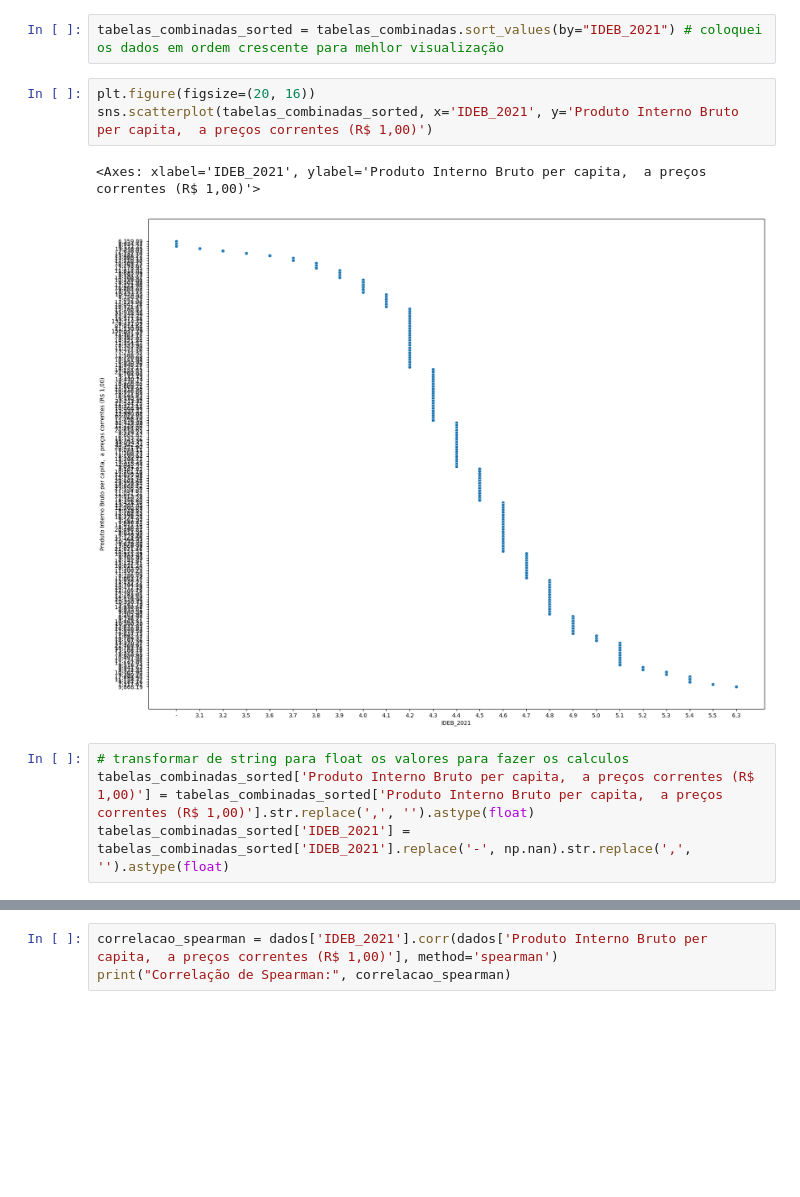
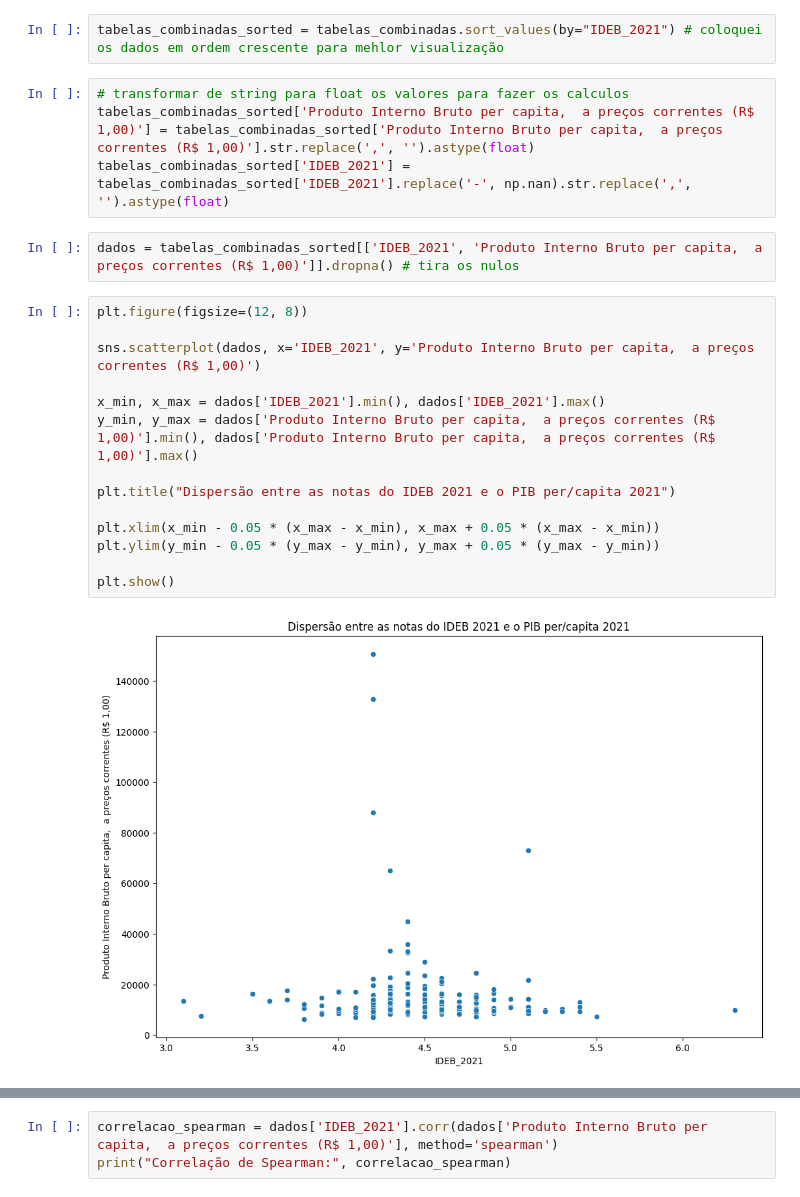
Before and after one commit to claraaqn/IC-Dadis_IDEB, a Jupyter notebook: correlacao_pib_ideb.ipynb, the cells around one changed output, grey strips where cells are left out. Saved outputs shown, nothing was run; the diff lists cells and outputs as text; blank space fills up the shorter version.

Commit message:
Correlação entre os dados de todo Brasil + Analise descritiva

```diff
--- a/correlacao_pib_ideb.ipynb
+++ b/correlacao_pib_ideb.ipynb
@@ -39,15 +191,27 @@ tabelas_combinadas.drop(columns=["NO_MUNICIPIO"], inplace=True) # tira a coluna
 # é necessário fazer primeiro um plot para avaliar a linearidade dos dados antes de decidir a correalçaõ utilizada
 # %%
 tabelas_combinadas_sorted = tabelas_combinadas.sort_values(by="IDEB_2021") # coloquei os dados em ordem crescente para mehlor visualização
-# %%
-plt.figure(figsize=(20, 16))
-sns.scatterplot(tabelas_combinadas_sorted, x='IDEB_2021', y='Produto Interno Bruto per capita,  a preços correntes (R$ 1,00)')
-# %% [output]
-<Axes: xlabel='IDEB_2021', ylabel='Produto Interno Bruto per capita,  a preços correntes (R$ 1,00)'>
-[figure, removed]
 # %%
 # transformar de string para float os valores para fazer os calculos
 tabelas_combinadas_sorted['Produto Interno Bruto per capita,  a preços correntes (R$ 1,00)'] = tabelas_combinadas_sorted['Produto Interno Bruto per capita,  a preços correntes (R$ 1,00)'].str.replace(',', '').astype(float)
 tabelas_combinadas_sorted['IDEB_2021'] = tabelas_combinadas_sorted['IDEB_2021'].replace('-', np.nan).str.replace(',', '').astype(float)
+# %%
+dados = tabelas_combinadas_sorted[['IDEB_2021', 'Produto Interno Bruto per capita,  a preços correntes (R$ 1,00)']].dropna() # tira os nulos
+# %%
+plt.figure(figsize=(12, 8))
+
+sns.scatterplot(dados, x='IDEB_2021', y='Produto Interno Bruto per capita,  a preços correntes (R$ 1,00)')
+
+x_min, x_max = dados['IDEB_2021'].min(), dados['IDEB_2021'].max()
+y_min, y_max = dados['Produto Interno Bruto per capita,  a preços correntes (R$ 1,00)'].min(), dados['Produto Interno Bruto per capita,  a preços correntes (R$ 1,00)'].max()
+
+plt.title("Dispersão entre as notas do IDEB 2021 e o PIB per/capita 2021")
+
+plt.xlim(x_min - 0.05 * (x_max - x_min), x_max + 0.05 * (x_max - x_min))
+plt.ylim(y_min - 0.05 * (y_max - y_min), y_max + 0.05 * (y_max - y_min))
+
+plt.show()
+# %% [output]
+[figure, added]
 # %%
 # plot de regressão para observar linearidade
```
Also changed, not shown: parts of 26 cells of this notebook, 1 other file.
